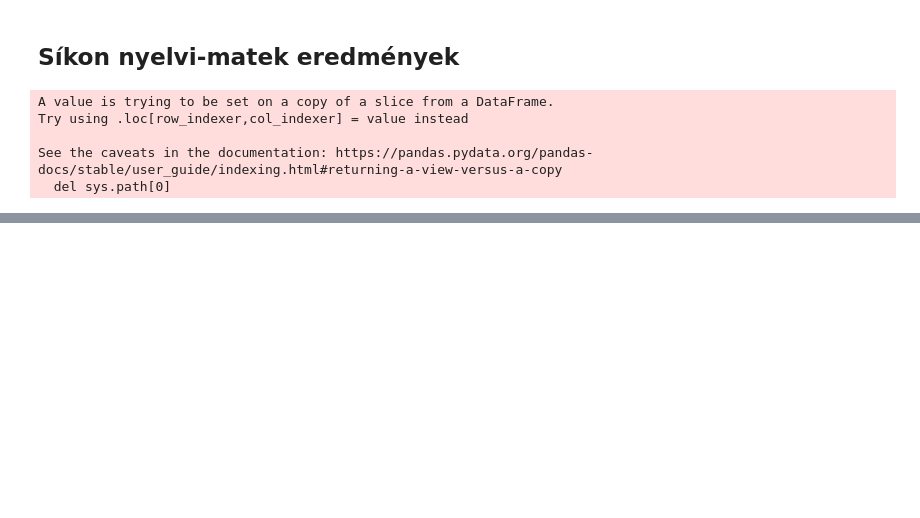
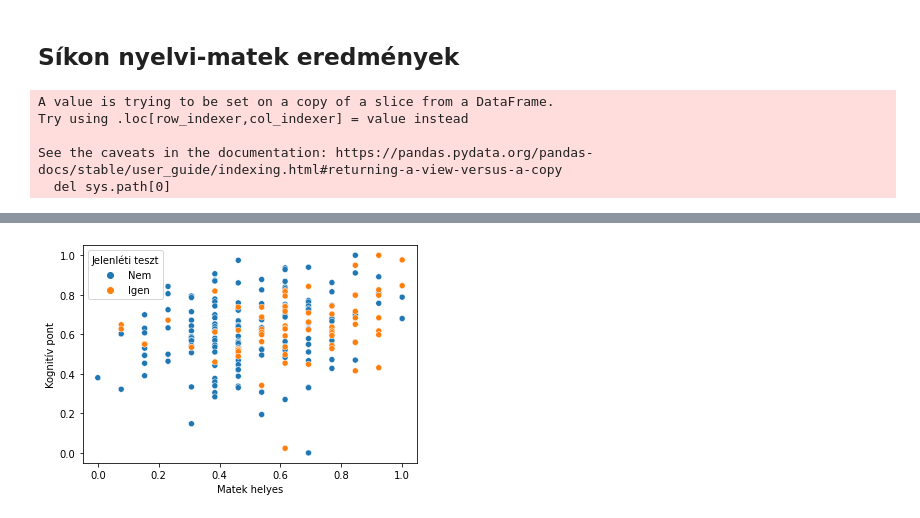
Before and after one commit to konderal333/-nkutfel, a Jupyter notebook: ONKUTFEL2/öngud.ipynb, the cells around one changed output, grey strips where cells are left out. Cells and saved outputs as stored; diff of their text form; code cells hidden in the pictures; blank space fills up the shorter version.

```diff
--- a/ONKUTFEL2/öngud.ipynb
+++ b/ONKUTFEL2/öngud.ipynb
@@ -577,2 +584,8 @@ axes[1].grid()
 # %%
 # a 21-es adatoknál külön színnel az online-jelenléti
+
+import seaborn as sns
+sns.scatterplot(data=data_2021, x='Matek helyes', y='Kognitív pont', hue='Jelenléti teszt')
+plt.show()
+# %% [output]
+[figure, added]
```
Also changed, not shown: parts of 4 cells of this notebook.
